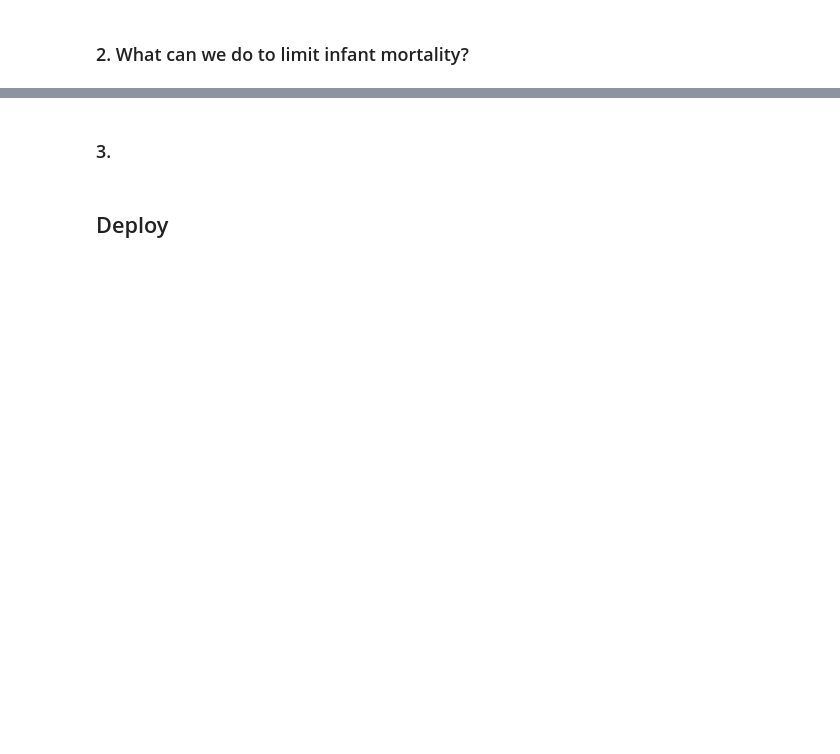
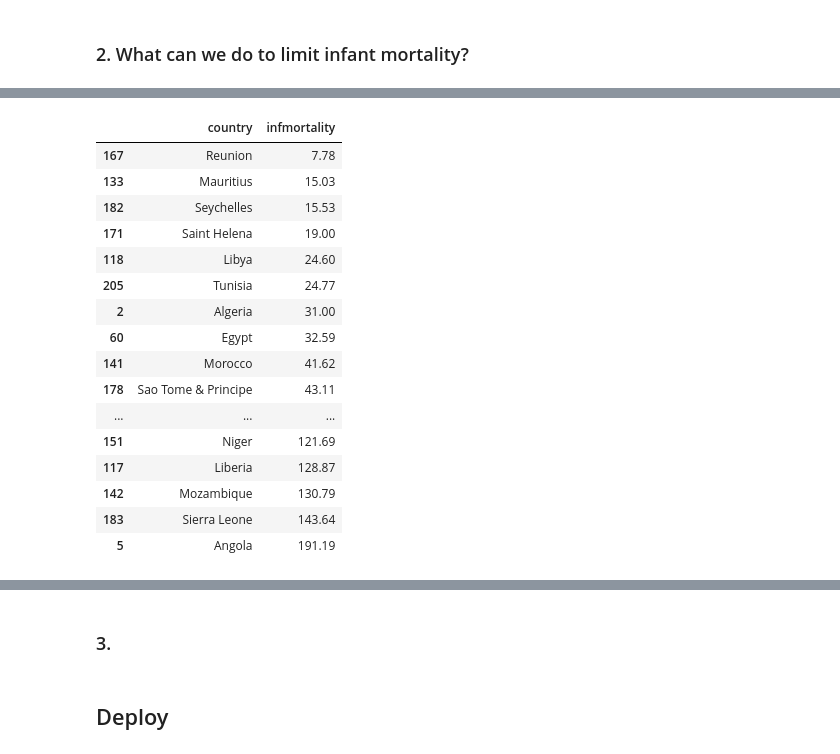
Before and after one commit to ksatola/Countries-of-the-World, a Jupyter notebook: workbook.ipynb, the cells around one changed output, grey strips where cells are left out. Cells and saved outputs as stored; diff of their text form; code cells hidden in the pictures; blank space fills up the shorter version.

```diff
--- a/workbook.ipynb
+++ b/workbook.ipynb
@@ -1506,0 +1410,20 @@ It is interesting how different regions on the same continent can be (Europe). T
+# %%
+df[df['region2'] == 'Africa'][['country', 'infmortality']].sort_values(by=['infmortality'], ascending=True)
+# %% [output]
+|  | country | infmortality |
+| 167 | Reunion | 7.78 |
+| 133 | Mauritius | 15.03 |
+| 182 | Seychelles | 15.53 |
+| 171 | Saint Helena | 19.00 |
+| 118 | Libya | 24.60 |
+| 205 | Tunisia | 24.77 |
+| 2 | Algeria | 31.00 |
+| 60 | Egypt | 32.59 |
+| 141 | Morocco | 41.62 |
+| 178 | Sao Tome & Principe | 43.11 |
+| ... | ... | ... |
+| 151 | Niger | 121.69 |
+| 117 | Liberia | 128.87 |
+| 142 | Mozambique | 130.79 |
+| 183 | Sierra Leone | 143.64 |
+| 5 | Angola | 191.19 |
```
Also changed, not shown: parts of 16 cells of this notebook, 3 other files.
